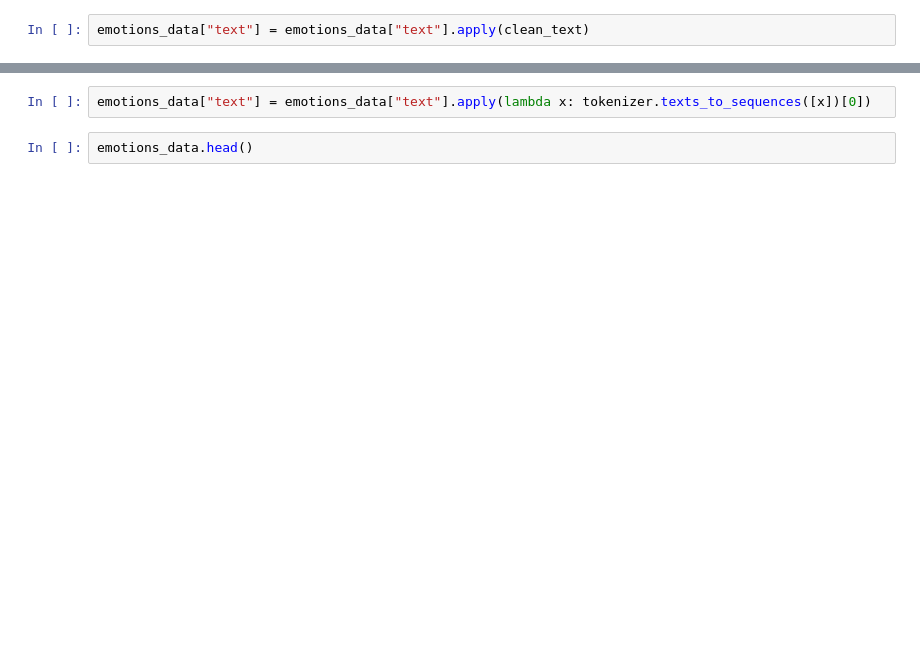
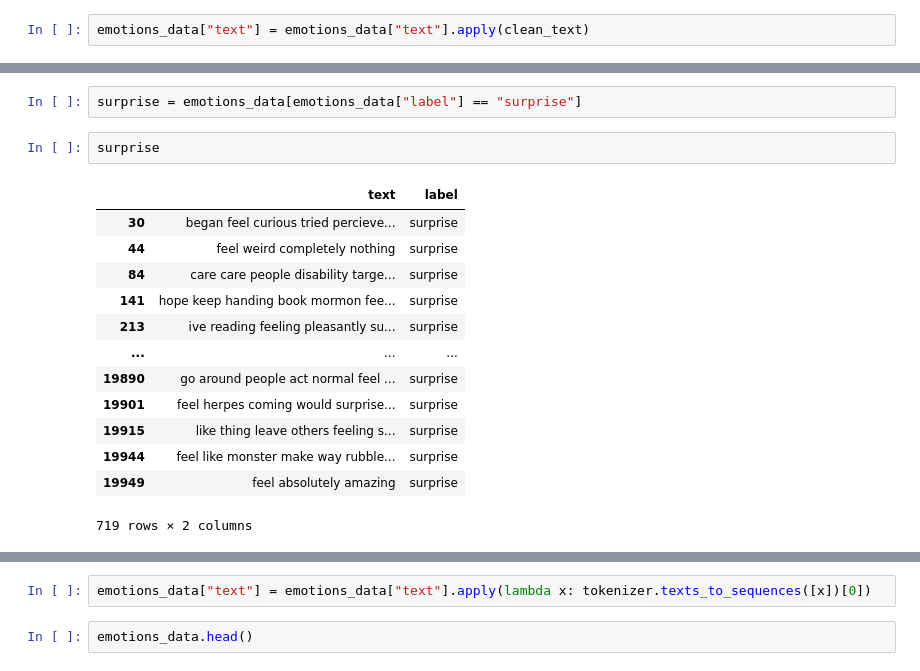
Before and after one commit to CyrilleKolle/Deep-learning, a Jupyter notebook: labb-rnn/test.ipynb, the cells around one changed output, grey strips where cells are left out. Drawn from its saved outputs; the diff is of its cells as text; blank space fills up the shorter version.

```diff
--- a/labb-rnn/test.ipynb
+++ b/labb-rnn/test.ipynb
@@ -124,4 +108,22 @@ emotions_data.head()
 | 4 | used believe feeling like fear ig... | sadness |
+# %%
+surprise = emotions_data[emotions_data["label"] == "surprise"]
+# %%
+surprise
+# %% [output]
+|  | text | label |
+| 30 | began feel curious tried percieve... | surprise |
+| 44 | feel weird completely nothing | surprise |
+| 84 | care care people disability targe... | surprise |
+| 141 | hope keep handing book mormon fee... | surprise |
+| 213 | ive reading feeling pleasantly su... | surprise |
+| ... | ... | ... |
+| 19890 | go around people act normal feel ... | surprise |
+| 19901 | feel herpes coming would surprise... | surprise |
+| 19915 | like thing leave others feeling s... | surprise |
+| 19944 | feel like monster make way rubble... | surprise |
+| 19949 | feel absolutely amazing | surprise |
+719 rows × 2 columns
 # %%
 count_vectorizer = CountVectorizer()
 a = count_vectorizer.fit_transform(emotions_data["text"])
```
Also changed, not shown: parts of 53 cells of this notebook, 4 other files.
